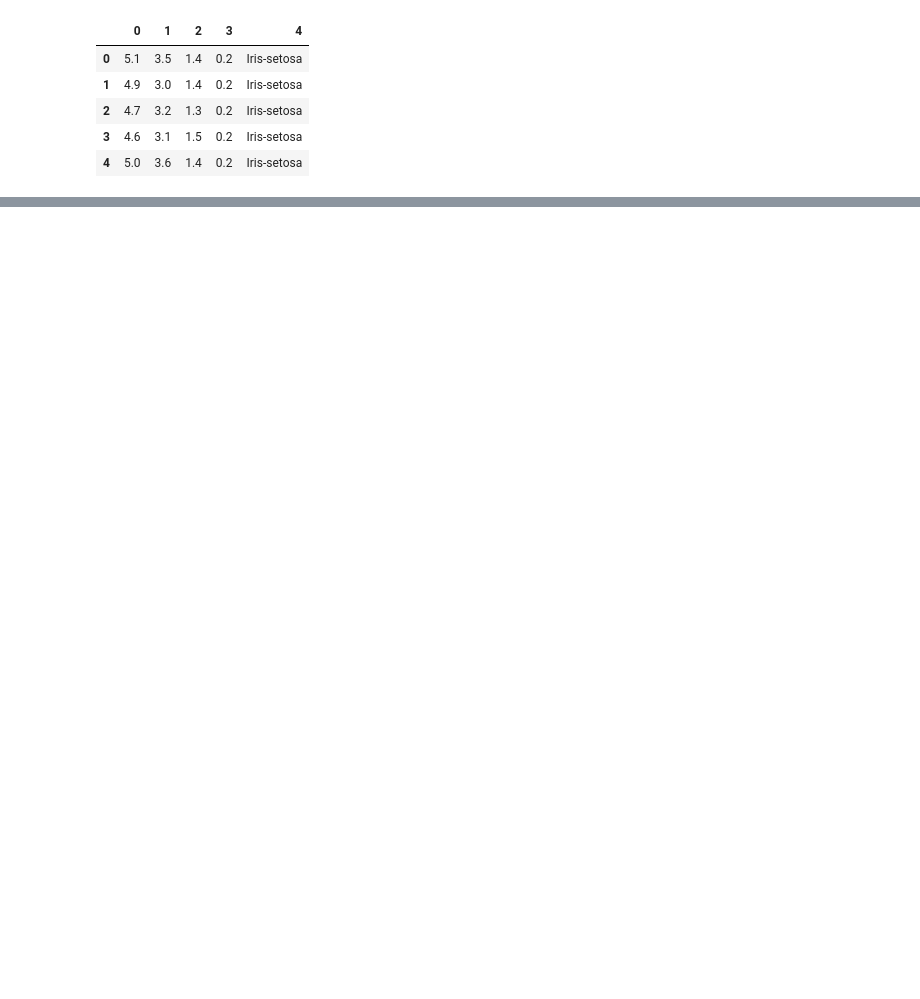
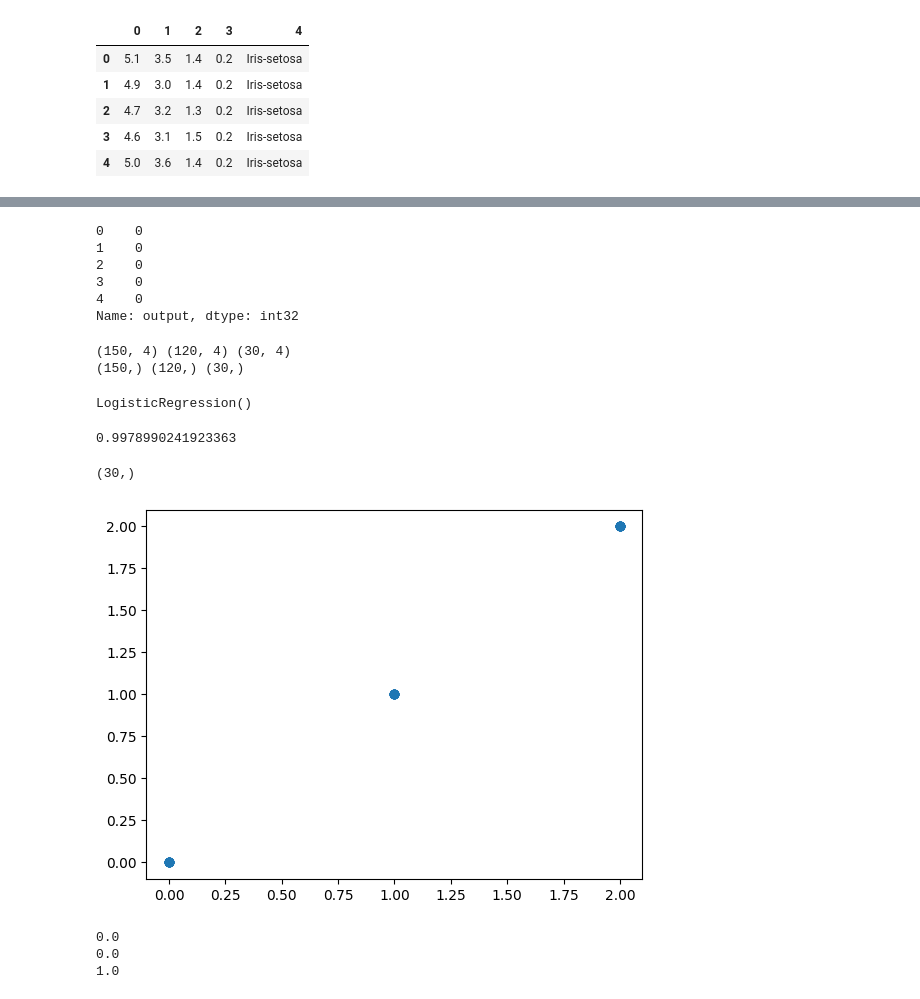
Before and after one commit to acaaattunde2012/Practise, a Jupyter notebook: Iris.ipynb, the cells around one changed output, grey strips where cells are left out. Drawn from its saved outputs; the diff is of its cells as text; code cells hidden in the pictures; blank space fills up the shorter version.

```diff
--- a/Iris.ipynb
+++ b/Iris.ipynb
@@ -368,0 +214,48 @@ The accuracy score is - 1.0
+# %%
+y=iris_df['output']
+y.head()
+# %% [output]
+0    0
+1    0
+2    0
+3    0
+4    0
+Name: output, dtype: int32
+# %%
+# Split both X and y into train and test
+from sklearn.model_selection import train_test_split
+x_train,x_test,y_train,y_test=train_test_split(X,y, test_size=0.2, random_state=42)
+print(X.shape,x_train.shape,x_test.shape)
+print(y.shape,y_train.shape,y_test.shape)
+# %% [output]
+(150, 4) (120, 4) (30, 4)
+(150,) (120,) (30,)
+# %%
+from sklearn.preprocessing import StandardScaler
+scaler = StandardScaler()
+x_train = scaler.fit_transform(x_train)
+x_test = scaler.transform(x_test)
+# %%
+# import the necessary model
+from sklearn.linear_model import LogisticRegression
+
+# Create your model
+reg=LogisticRegression()
+# %%
+# Train the model
+reg.fit(x_train,y_train)
+# %% [output]
+LogisticRegression()
+# %%
+# Make prediction
+pred =reg.predict(x_test)
+# %%
+print(x_test.std())
+# %% [output]
+0.9978990241923363
+# %%
+plt.scatter(pred,y_test)
+print(pred.shape)
+# %% [output]
+(30,)
+[figure, added]
@@ -368,0 +267,8 @@ The accuracy score is - 1.0
+# %%
+print(mse)
+print(np.sqrt(mse))
+print(r2_score(y_test,pred))
+# %% [output]
+0.0
+0.0
+1.0
```
Also changed, not shown: parts of 86 cells of this notebook, 1 other file.
